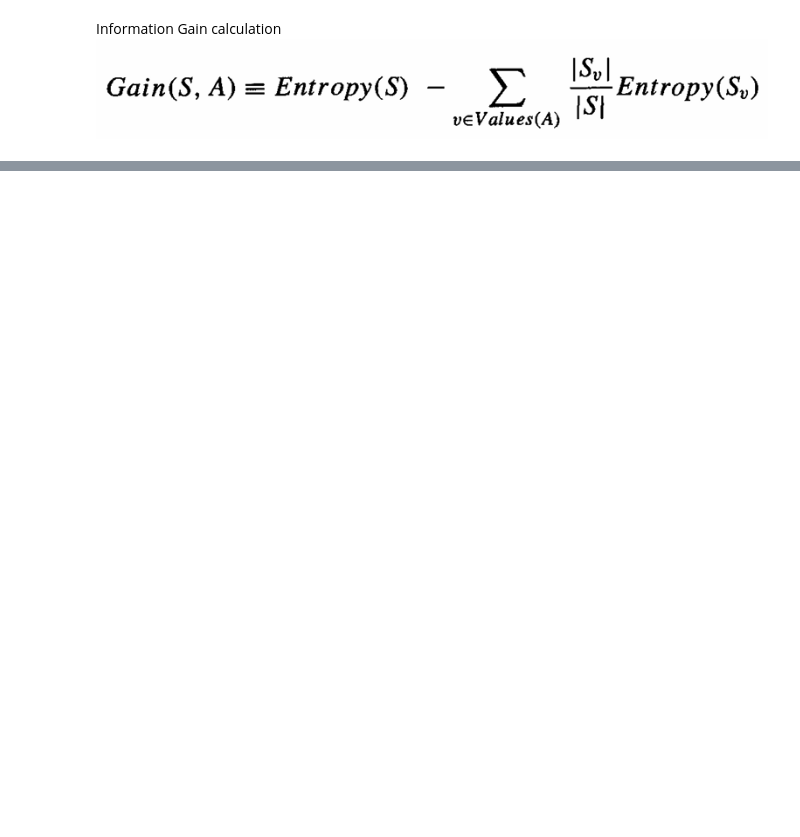
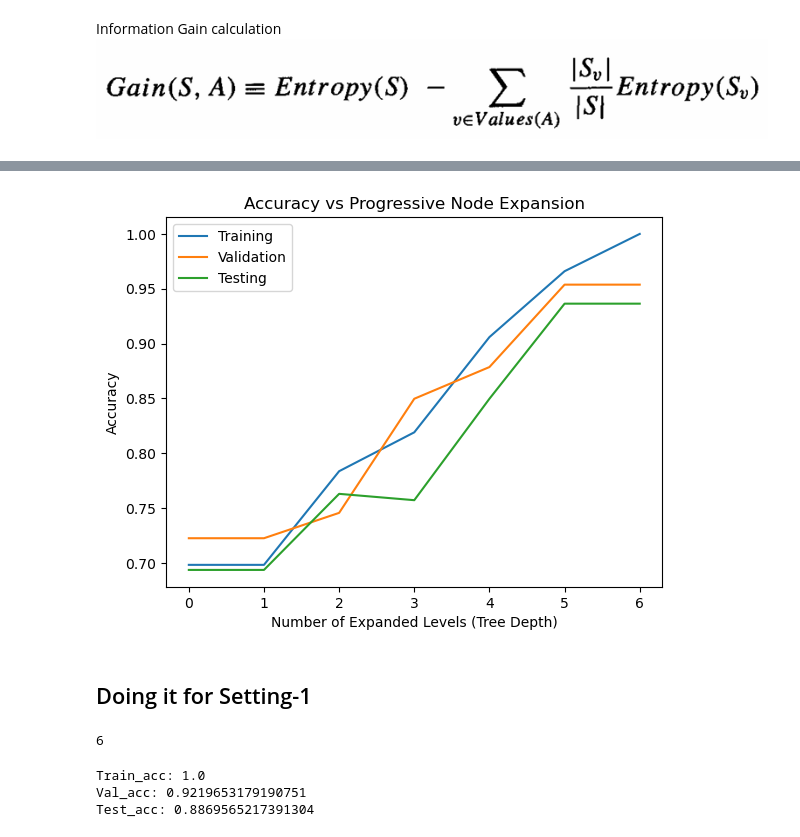
Before and after one commit to R382-ohit/AI_ML_Algo_lab_EE_spring__2026, a Jupyter notebook: LabAssignment4_Group_9.ipynb, the cells around one changed output, grey strips where cells are left out. Cells and saved outputs as stored; diff of their text form; code cells hidden in the pictures; blank space fills up the shorter version.

```diff
--- a/LabAssignment4_Group_9.ipynb
+++ b/LabAssignment4_Group_9.ipynb
@@ -170,0 +466,23 @@ Best Attribute for Root Node: safety
+# %%
+def predict(tree, sample):
+    if not isinstance(tree, dict):
+        return tree
+
+    attribute = next(k for k in tree if k != "_majority")
+    value = sample[attribute]
+
+    if value not in tree[attribute]:
+        return tree["_majority"]
+
+    return predict(tree[attribute][value], sample)
+# %%
+def accuracy(tree, data, target):
+    if len(data) == 0:
+        return 0
+
+    correct = 0
+    for _, row in data.iterrows():
+        if predict(tree, row) == row[target]:
+            correct += 1
+
+    return correct / len(data)
@@ -170,0 +607,15 @@ Best Attribute for Root Node: safety
+# %%
+plot_accuracy_vs_branching(
+    train_data_0,
+    val_data_0,
+    test_data_0,
+    all_attributes,
+    target_car_attribute,
+    impurity_metric_0,
+    max_impurity=0,
+    cost_dict=None
+)
+# %% [output]
+[figure, added]
+# %% [markdown]
+## Doing it for Setting-1
@@ -170,0 +636,16 @@ Best Attribute for Root Node: safety
+# %%
+print(tree_depth(tree_1))
+# %% [output]
+6
+# %%
+train_acc_1 = accuracy(tree_1, train_data_1, target_car_attribute)
+val_acc_1   = accuracy(tree_1, val_data_1, target_car_attribute)
+test_acc_1  = accuracy(tree_1, test_data_1, target_car_attribute)
+
+print("Train_acc:",train_acc_1)
+print("Val_acc:",val_acc_1)
+print("Test_acc:",test_acc_1)
+# %% [output]
+Train_acc: 1.0
+Val_acc: 0.9219653179190751
+Test_acc: 0.8869565217391304
```
Also changed, not shown: parts of 80 cells of this notebook.
